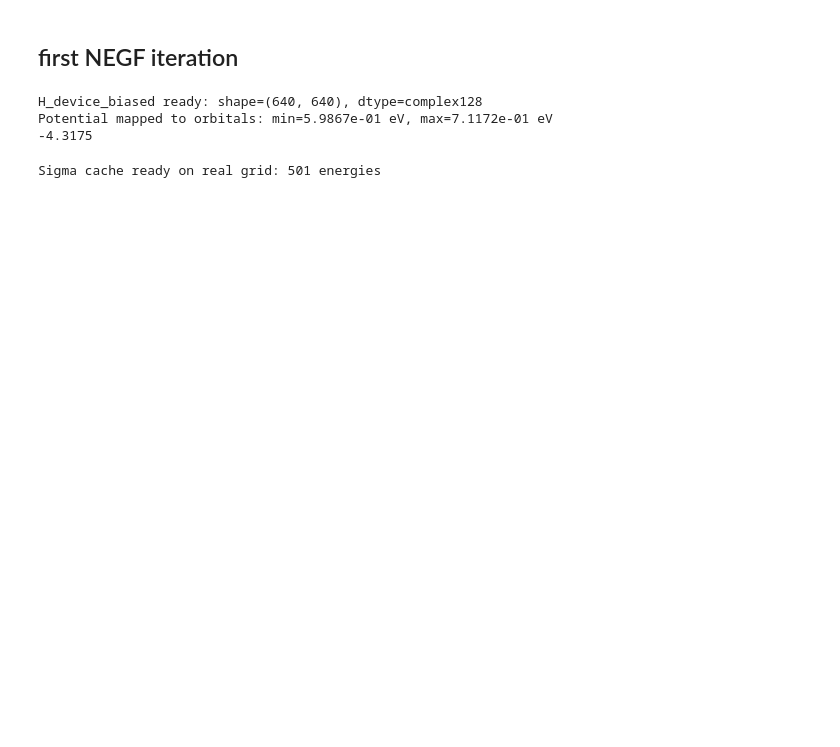
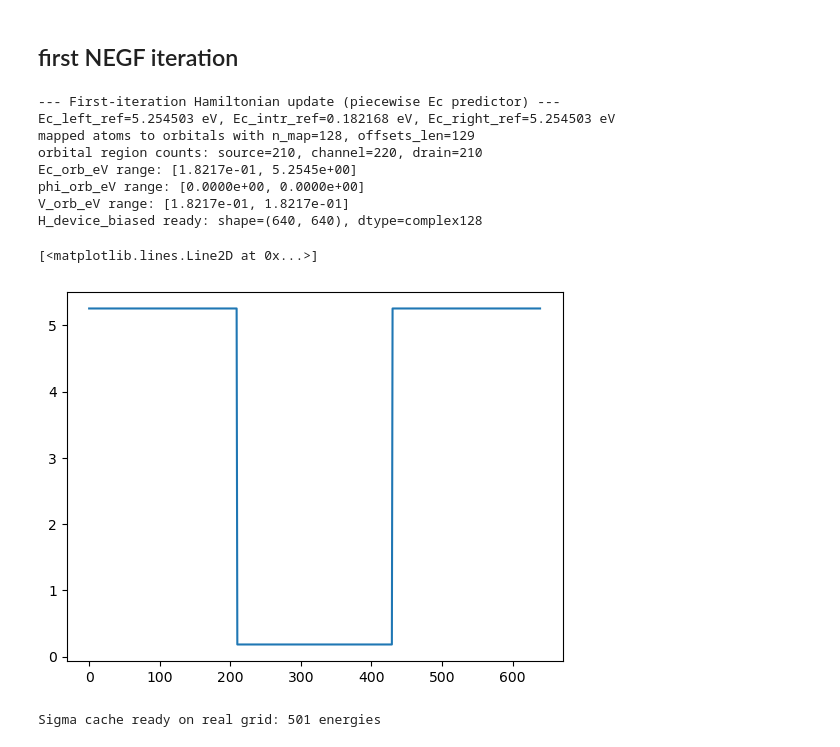
Before and after one commit to nandandiwan/Berkeley-Transport-Simulator, a Jupyter notebook: src/device_sims/device.ipynb, the cells around one changed output. Saved outputs shown, nothing was run; the diff lists cells and outputs as text; code cells hidden in the pictures; blank space fills up the shorter version.

```diff
--- a/src/device_sims/device.ipynb
+++ b/src/device_sims/device.ipynb
@@ -847,23 +1067,75 @@ z_line     = pts_ok[:, 2]
 # %% [markdown]
 ## first NEGF iteration
 # %%
-# Hamiltonian update from current Poisson potential
-phi_atom = translator.fem_to_atom(phi_poisson)
+# First NEGF Hamiltonian update: piecewise Ec(z) predictor, then H = H + (Ec - phi) in channel-Ef reference
+phi_atom = translator.fem_to_atom(phi_init)
 phi_orb = translator.atoms_to_orbitals(phi_atom)
+phi_orb_eV = phi_orb * V_0
+
+# Contact-calibrated Ec references (already in channel Ef=0 reference)
+Ec_left_ref = float(Ec_left_eq_eV) if "Ec_left_eq_eV" in globals() else float(Ec0 - Ef0)
+Ec_right_ref = float(Ec_right_eq_eV) if "Ec_right_eq_eV" in globals() else float(Ec0 - Ef0)
+Ec_intr_ref = float(Ec0 - Ef0)
+
+# Build orbital z-coordinates from atom coordinates + offsets
+atom_z = np.asarray(atom_coords_mesh[:, 2], dtype=float)
+orb_z = np.zeros(H_device.shape[0], dtype=float)
+
+# Prefer translator offsets (length n_atoms+1); fallback to atom_offsets
+offsets_use = np.asarray(translator.offsets if hasattr(translator, "offsets") else atom_offsets, dtype=int)
+n_map = min(len(atom_z), max(len(offsets_use) - 1, 0))
+for a in range(n_map):
+    i0 = int(offsets_use[a])
+    i1 = int(offsets_use[a + 1])
+    orb_z[i0:i1] = atom_z[a]
+
+# Use same source/channel/drain cuts as doping definition
+z_src = float(z_source_end) if "z_source_end" in globals() else float(np.min(orb_z) + (np.max(orb_z) - np.min(orb_z)) / 3.0)
+z_drn = float(z_drain_start) if "z_drain_start" in globals() else float(np.min(orb_z) + 2.0 * (np.max(orb_z) - np.min(orb_z)) / 3.0)
+
+is_src_orb = orb_z < z_src
+is_drn_orb = orb_z > z_drn
+is_chn_orb = ~(is_src_orb | is_drn_orb)
+
+# Piecewise Ec predictor: flat in intrinsic channel; contact values in doped leads
+Ec_orb_eV = np.full(H_device.shape[0], Ec_intr_ref, dtype=float)
+Ec_orb_eV[is_src_orb] = Ec_left_ref
+Ec_orb_eV[is_drn_orb] = Ec_right_ref
+
+# Potential-energy term V(r) = -phi(r) + (Ec(r) - Ei(r)); taking Ei(r)=0 in channel-Ef reference
+include_Ei_offset = False
+Ei_orb_eV = np.zeros_like(Ec_orb_eV)
+if include_Ei_offset and "Ef0" in globals():
+    Ei_orb_eV[:] = float(Ef0)
+
+V_orb_eV = -phi_orb_eV + delta_E #+ (Ec_orb_eV - Ei_orb_eV)
 
 H_device_biased = np.array(H_device, copy=True)
 diag_idx = np.diag_indices(H_device_biased.shape[0])
+H_device_biased[diag_idx] = H_device[diag_idx] + V_orb_eV
 
-H_device_biased[diag_idx] = H_device_biased[diag_idx] - (phi_orb * V_0) - Ef0
-
+print("--- First-iteration Hamiltonian update (piecewise Ec predictor) ---")
+print(f"Ec_left_ref={Ec_left_ref:.6f} eV, Ec_intr_ref={Ec_intr_ref:.6f} eV, Ec_right_ref={Ec_right_ref:.6f} eV")
+print(f"mapped atoms to orbitals with n_map={n_map}, offsets_len={len(offsets_use)}")
+print(f"orbital region counts: source={np.count_nonzero(is_src_orb)}, channel={np.count_nonzero(is_chn_orb)}, drain={np.count_nonzero(is_drn_orb)}")
+print(f"Ec_orb_eV range: [{Ec_orb_eV.min():.4e}, {Ec_orb_eV.max():.4e}]")
+print(f"phi_orb_eV range: [{phi_orb_eV.min():.4e}, {phi_orb_eV.max():.4e}]")
+print(f"V_orb_eV range: [{V_orb_eV.min():.4e}, {V_orb_eV.max():.4e}]")
 print(f"H_device_biased ready: shape={H_device_biased.shape}, dtype={H_device_biased.dtype}")
-print(f"Potential mapped to orbitals: min={(phi_orb * V_0).min():.4e} eV, max={(phi_orb * V_0).max():.4e} eV")
-
-print(Ef0)
 # %% [output]
+--- First-iteration Hamiltonian update (piecewise Ec predictor) ---
+Ec_left_ref=5.254503 eV, Ec_intr_ref=0.182168 eV, Ec_right_ref=5.254503 eV
+mapped atoms to orbitals with n_map=128, offsets_len=129
+orbital region counts: source=210, channel=220, drain=210
+Ec_orb_eV range: [1.8217e-01, 5.2545e+00]
+phi_orb_eV range: [0.0000e+00, 0.0000e+00]
+V_orb_eV range: [1.8217e-01, 1.8217e-01]
 H_device_biased ready: shape=(640, 640), dtype=complex128
-Potential mapped to orbitals: min=5.9867e-01 eV, max=7.1172e-01 eV
--4.3175
+# %%
+plt.plot(-phi_orb_eV + (Ec_orb_eV - Ei_orb_eV))
+# %% [output]
+[<matplotlib.lines.Line2D at 0x...>]
+[figure, added]
 # %%
 # Precompute Sancho-Rubio self-energies on real-energy grid (and optional contour grid)
 import os
```
Also changed, not shown: parts of 27 cells of this notebook, 14 other files.
